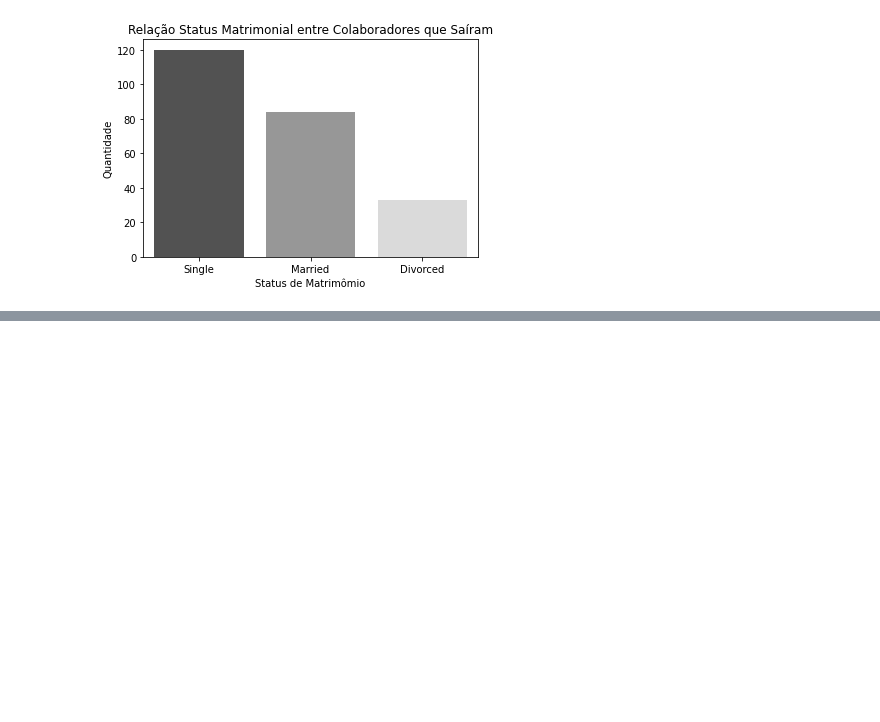
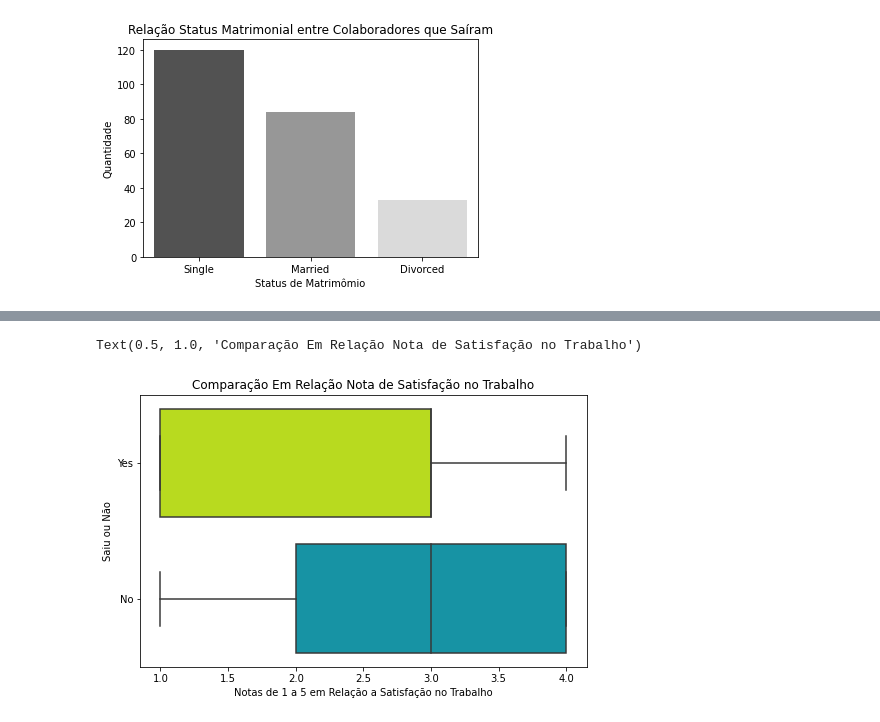
Before and after one commit to vilianf/analytics, a Jupyter notebook: python/hr_ibm/ibm_hr.ipynb, the cells around one changed output, grey strips where cells are left out. Drawn from its saved outputs; the diff is of its cells as text; code cells hidden in the pictures; blank space fills up the shorter version.

```diff
--- a/python/hr_ibm/ibm_hr.ipynb
+++ b/python/hr_ibm/ibm_hr.ipynb
@@ -281,0 +285,10 @@ plt.show()
+# %%
+#Comparando Nota de Satisfaço no Trabalho entre os dois grupos.Boxplot mostra forte relação entre notas e saída de colaboradores
+plt.figure(figsize = (8,5))
+sns.boxplot(x=df_limpo['JobSatisfaction'], y=df_limpo['Attrition'], data=df_limpo, orient="h", palette="nipy_spectral_r")
+plt.xlabel('Notas de 1 a 5 em Relação a Satisfação no Trabalho')
+plt.ylabel('Saiu ou Não')
+plt.title('Comparação Em Relação Nota de Satisfação no Trabalho e Saída da Empresa')
+# %% [output]
+Text(0.5, 1.0, 'Comparação Em Relação Nota de Satisfação no Trabalho')
+[figure, added]
```
Also changed, not shown: parts of 8 cells of this notebook.
